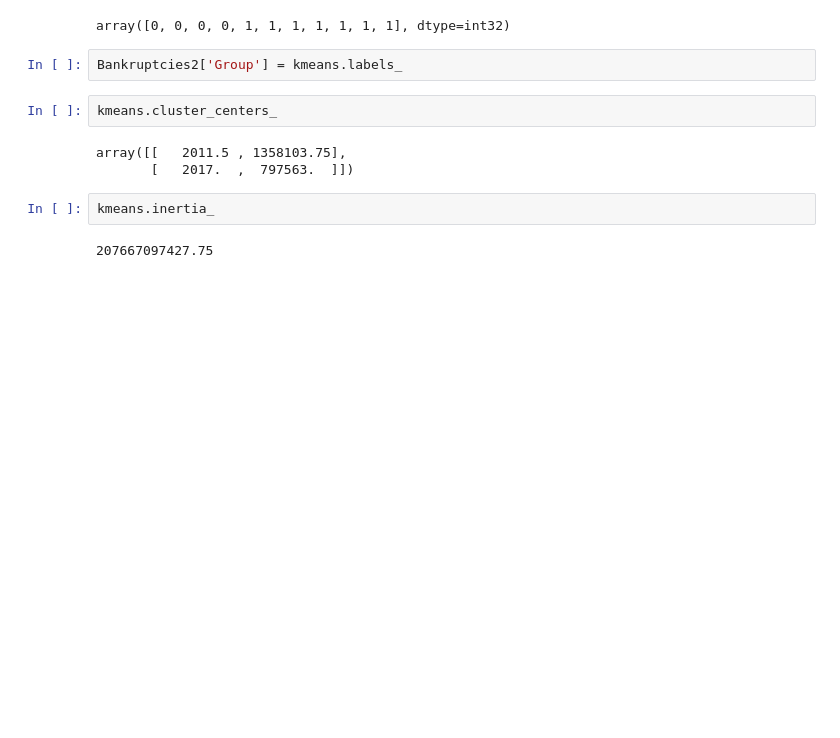
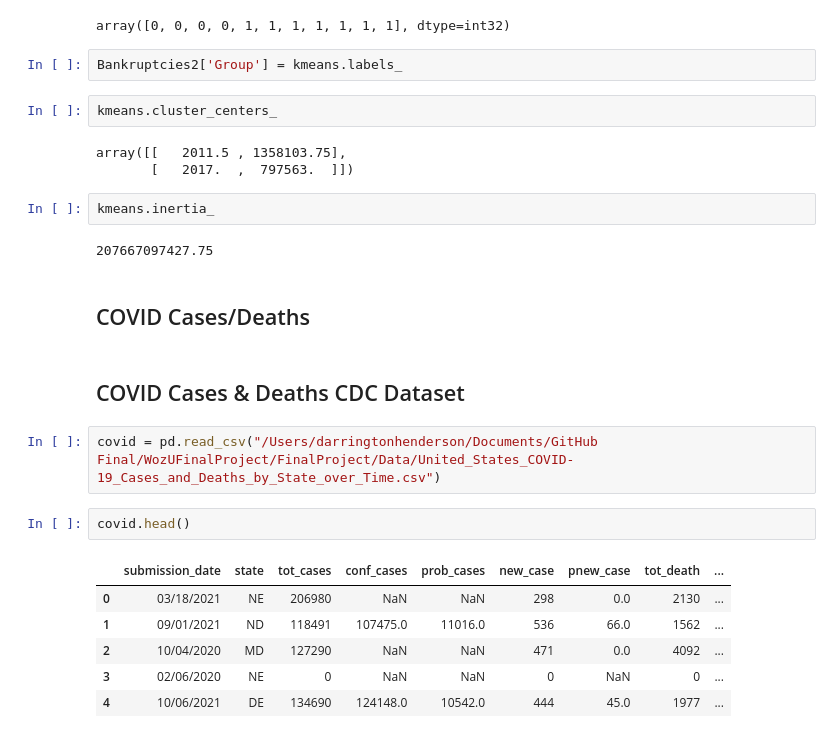
Before and after one commit to Darringtonh2/WozUFinalProject, a Jupyter notebook: Code/k-Means and K-Nearest Neighbors.ipynb, the cells around one changed output. Drawn from its saved outputs; the diff is of its cells as text; blank space fills up the shorter version.

```diff
--- a/Code/k-Means and K-Nearest Neighbors.ipynb
+++ b/Code/k-Means and K-Nearest Neighbors.ipynb
@@ -500,3 +500,18 @@ array([[   2011.5 , 1358103.75],
 kmeans.inertia_
 # %% [output]
 207667097427.75
+# %% [markdown]
+## COVID Cases/Deaths
+# %% [markdown]
+## COVID Cases & Deaths CDC Dataset
+# %%
+covid = pd.read_csv("/Users/darringtonhenderson/Documents/GitHub Final/WozUFinalProject/FinalProject/Data/United_States_COVID-19_Cases_and_Deaths_by_State_over_Time.csv")
+# %%
+covid.head()
+# %% [output]
+|  | submission_date | state | tot_cases | conf_cases | prob_cases | new_case | pnew_case | tot_death | ... |
+| 0 | 03/18/2021 | NE | 206980 | NaN | NaN | 298 | 0.0 | 2130 | ... |
+| 1 | 09/01/2021 | ND | 118491 | 107475.0 | 11016.0 | 536 | 66.0 | 1562 | ... |
+| 2 | 10/04/2020 | MD | 127290 | NaN | NaN | 471 | 0.0 | 4092 | ... |
+| 3 | 02/06/2020 | NE | 0 | NaN | NaN | 0 | NaN | 0 | ... |
+| 4 | 10/06/2021 | DE | 134690 | 124148.0 | 10542.0 | 444 | 45.0 | 1977 | ... |
```
Also changed, not shown: parts of 12 cells of this notebook.
